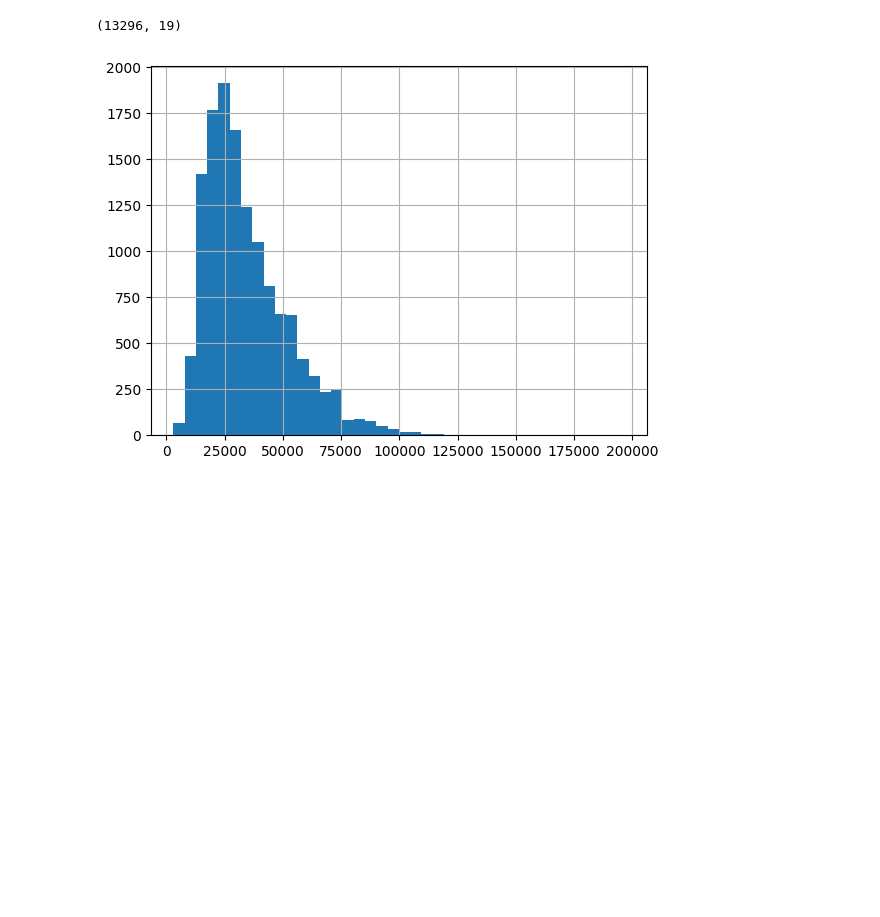
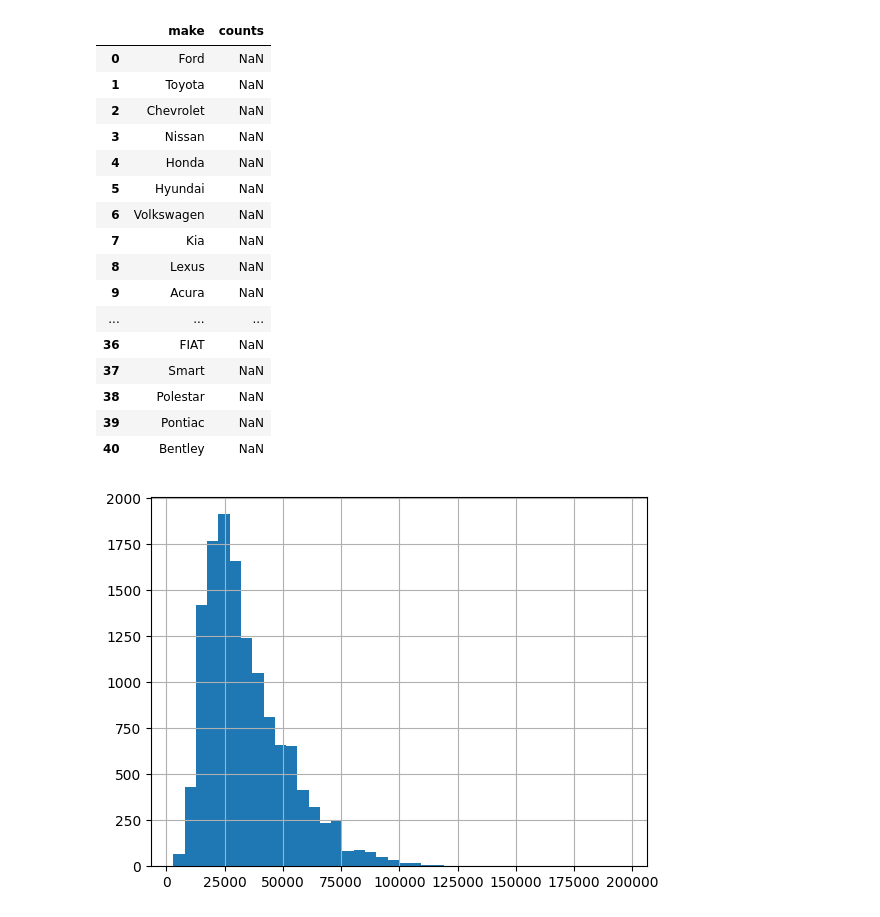
Before and after one commit to alexliap/car_market_app, a Jupyter notebook: price_prediction_model_dev.ipynb, the cells around one changed output. Cells and saved outputs as stored; diff of their text form; code cells hidden in the pictures; blank space fills up the shorter version.

```diff
--- a/price_prediction_model_dev.ipynb
+++ b/price_prediction_model_dev.ipynb
@@ -13,11 +13,31 @@ from colored import Fore, Style
 import pickle
 from sklearn.preprocessing import LabelEncoder
 # %%
-data = pd.read_csv("PricePredictionData/data.csv")
+data = pd.read_csv("app/data/PricePredictionData/data.csv")
-# %%
-data.shape
-# %% [output]
-(13296, 19)
+# %%
+dummy = data["make"].value_counts()
+dummy = pd.DataFrame(
+    pd.concat([pd.Series(dummy.index), pd.Series(dummy.values)], axis=1)
+)
+dummy
+# %% [output]
+|  | make | counts |
+| 0 | Ford | NaN |
+| 1 | Toyota | NaN |
+| 2 | Chevrolet | NaN |
+| 3 | Nissan | NaN |
+| 4 | Honda | NaN |
+| 5 | Hyundai | NaN |
+| 6 | Volkswagen | NaN |
+| 7 | Kia | NaN |
+| 8 | Lexus | NaN |
+| 9 | Acura | NaN |
+| ... | ... | ... |
+| 36 | FIAT | NaN |
+| 37 | Smart | NaN |
+| 38 | Polestar | NaN |
+| 39 | Pontiac | NaN |
+| 40 | Bentley | NaN |
 # %%
 data["priceUnformatted"].hist(bins=40);
 # %% [output]
```
Also changed, not shown: 5 other files.
